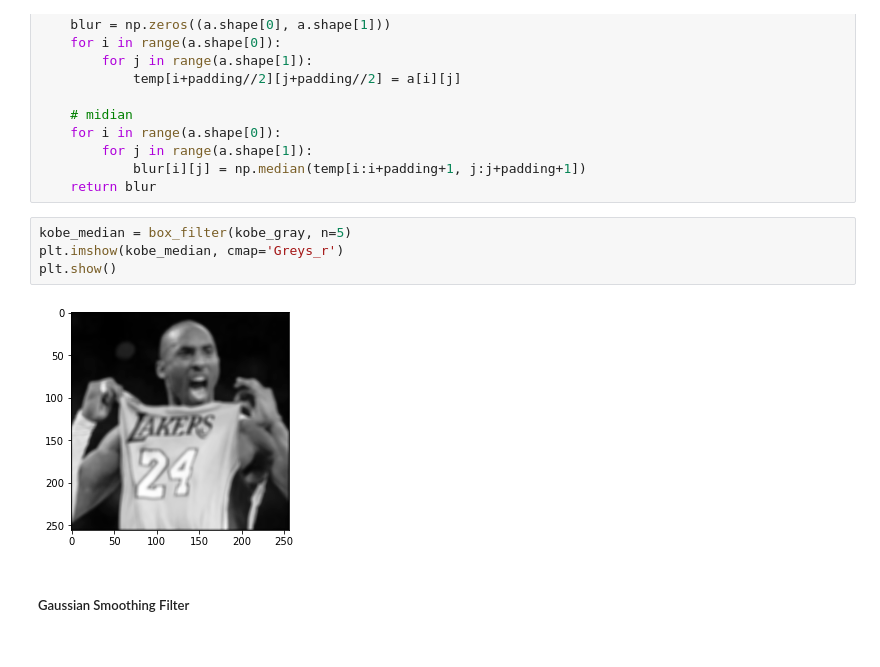
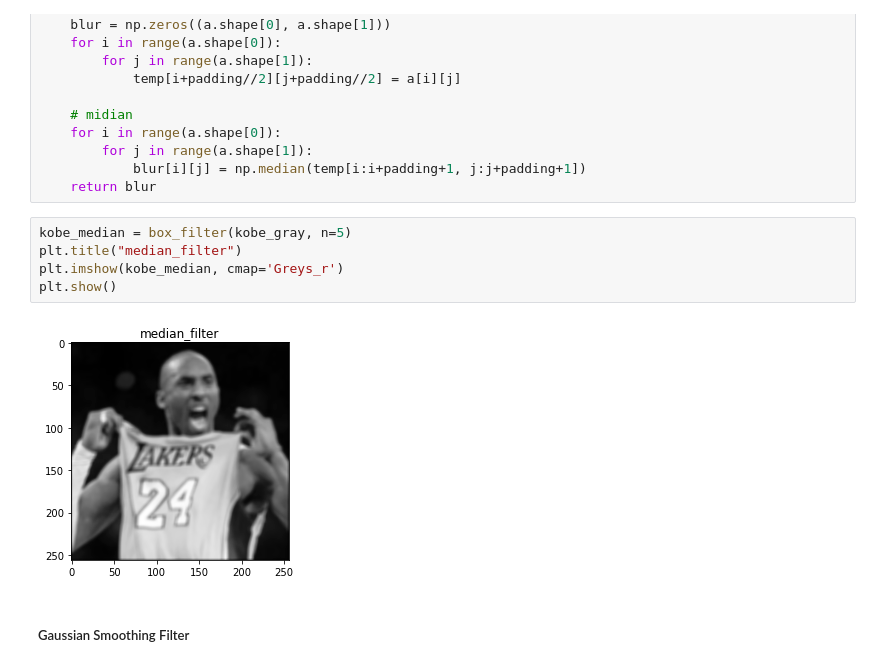
Before and after one commit to frankye1000/NYCU-ImageProcessing, a Jupyter notebook: HW1/HW1.ipynb, the cells around one changed output. Cells and saved outputs as stored; diff of their text form.

```diff
--- a/HW1/HW1.ipynb
+++ b/HW1/HW1.ipynb
@@ -347,9 +366,10 @@ def median_filter(a, n):
     return blur
 # %%
 kobe_median = box_filter(kobe_gray, n=5)
+plt.title("median_filter")
 plt.imshow(kobe_median, cmap='Greys_r')
 plt.show()
 # %% [output]
-[figure, old version]
+[figure, new version]
 # %% [markdown]
 ##### Gaussian Smoothing Filter
```
Also changed, not shown: parts of 13 cells of this notebook, 1 other file.
